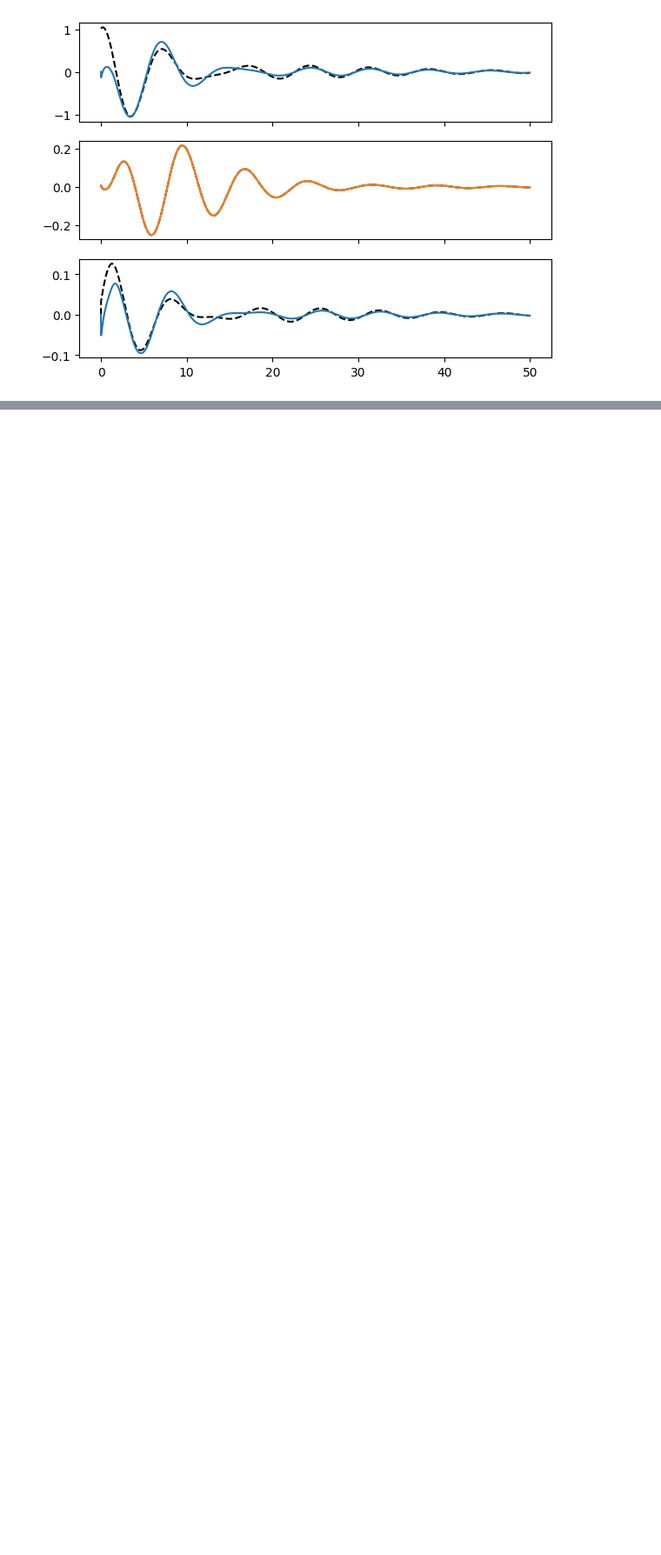
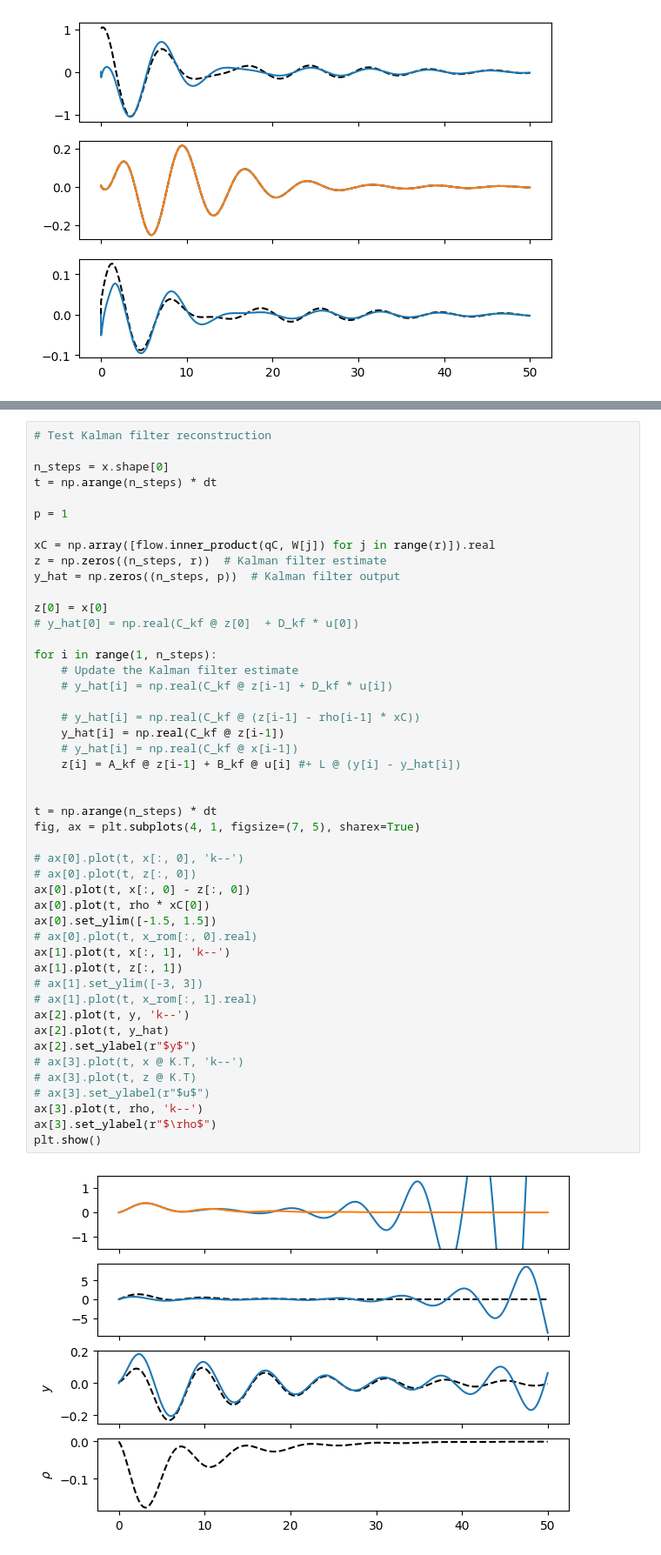
Before and after one commit to dynamicslab/hydrogym, a Jupyter notebook: examples/cylinder/model_reduction/bpod.ipynb, the cells around one changed output, grey strips where cells are left out. Shown at 87% size. Cells and saved outputs as stored; diff of their text form; blank space fills up the shorter version.

```diff
--- a/examples/cylinder/model_reduction/bpod.ipynb
+++ b/examples/cylinder/model_reduction/bpod.ipynb
@@ -709,0 +814,49 @@ plt.show()
+# %%
+# Test Kalman filter reconstruction
+
+n_steps = x.shape[0]
+t = np.arange(n_steps) * dt
+
+p = 1
+
+xC = np.array([flow.inner_product(qC, W[j]) for j in range(r)]).real
+z = np.zeros((n_steps, r))  # Kalman filter estimate
+y_hat = np.zeros((n_steps, p))  # Kalman filter output
+
+z[0] = x[0]
+# y_hat[0] = np.real(C_kf @ z[0]  + D_kf * u[0])
+
+for i in range(1, n_steps):
+    # Update the Kalman filter estimate
+    # y_hat[i] = np.real(C_kf @ z[i-1] + D_kf * u[i])
+
+    # y_hat[i] = np.real(C_kf @ (z[i-1] - rho[i-1] * xC))
+    y_hat[i] = np.real(C_kf @ z[i-1])
+    # y_hat[i] = np.real(C_kf @ x[i-1])
+    z[i] = A_kf @ z[i-1] + B_kf @ u[i] #+ L @ (y[i] - y_hat[i])
+
+
+t = np.arange(n_steps) * dt
+fig, ax = plt.subplots(4, 1, figsize=(7, 5), sharex=True)
+
+# ax[0].plot(t, x[:, 0], 'k--')
+# ax[0].plot(t, z[:, 0])
+ax[0].plot(t, x[:, 0] - z[:, 0])
+ax[0].plot(t, rho * xC[0])
+ax[0].set_ylim([-1.5, 1.5])
+# ax[0].plot(t, x_rom[:, 0].real)
+ax[1].plot(t, x[:, 1], 'k--')
+ax[1].plot(t, z[:, 1])
+# ax[1].set_ylim([-3, 3])
+# ax[1].plot(t, x_rom[:, 1].real)
+ax[2].plot(t, y, 'k--')
+ax[2].plot(t, y_hat)
+ax[2].set_ylabel(r"$y$")
+# ax[3].plot(t, x @ K.T, 'k--')
+# ax[3].plot(t, z @ K.T)
+# ax[3].set_ylabel(r"$u$")
+ax[3].plot(t, rho, 'k--')
+ax[3].set_ylabel(r"$\rho$")
+plt.show()
+# %% [output]
+[figure, added]
```
Also changed, not shown: parts of 5 cells of this notebook, 2 other files.
